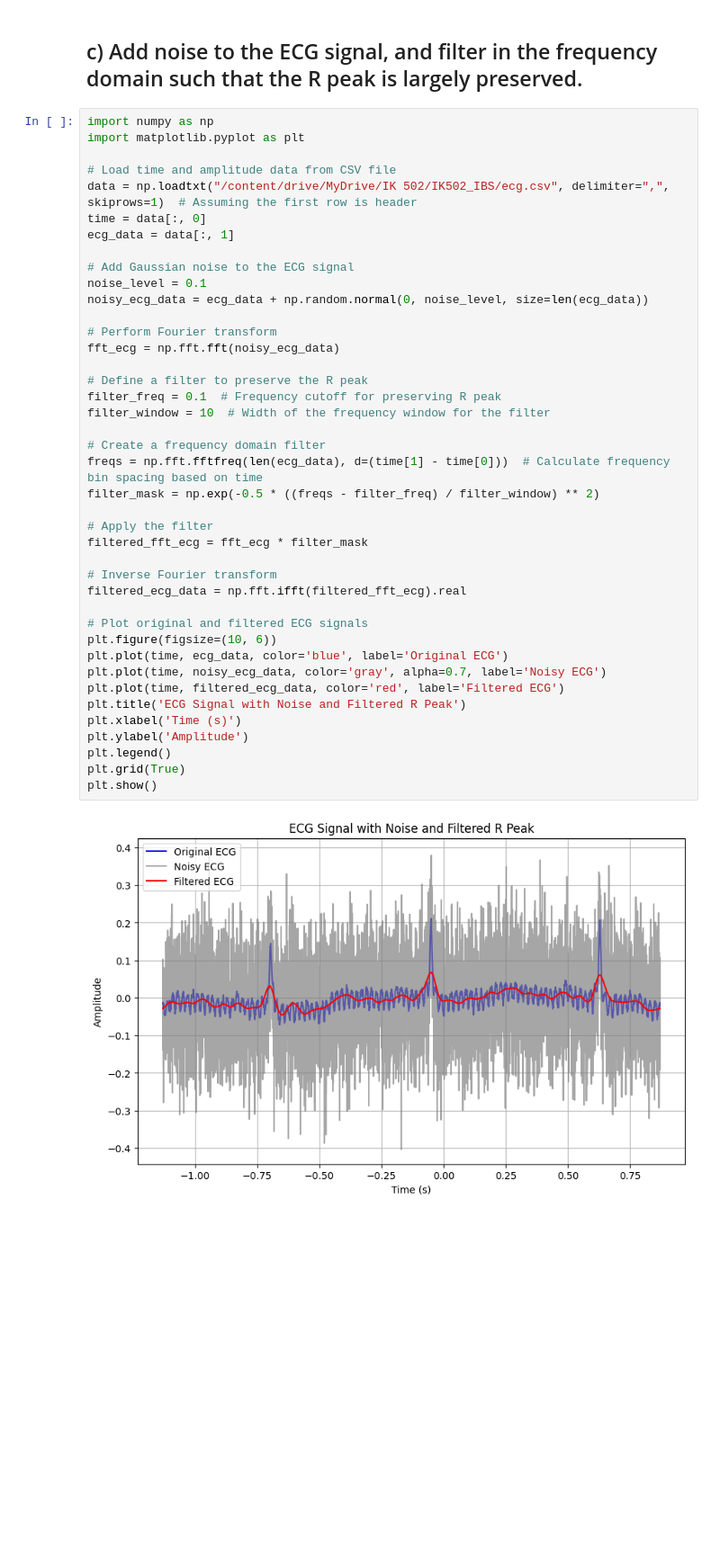
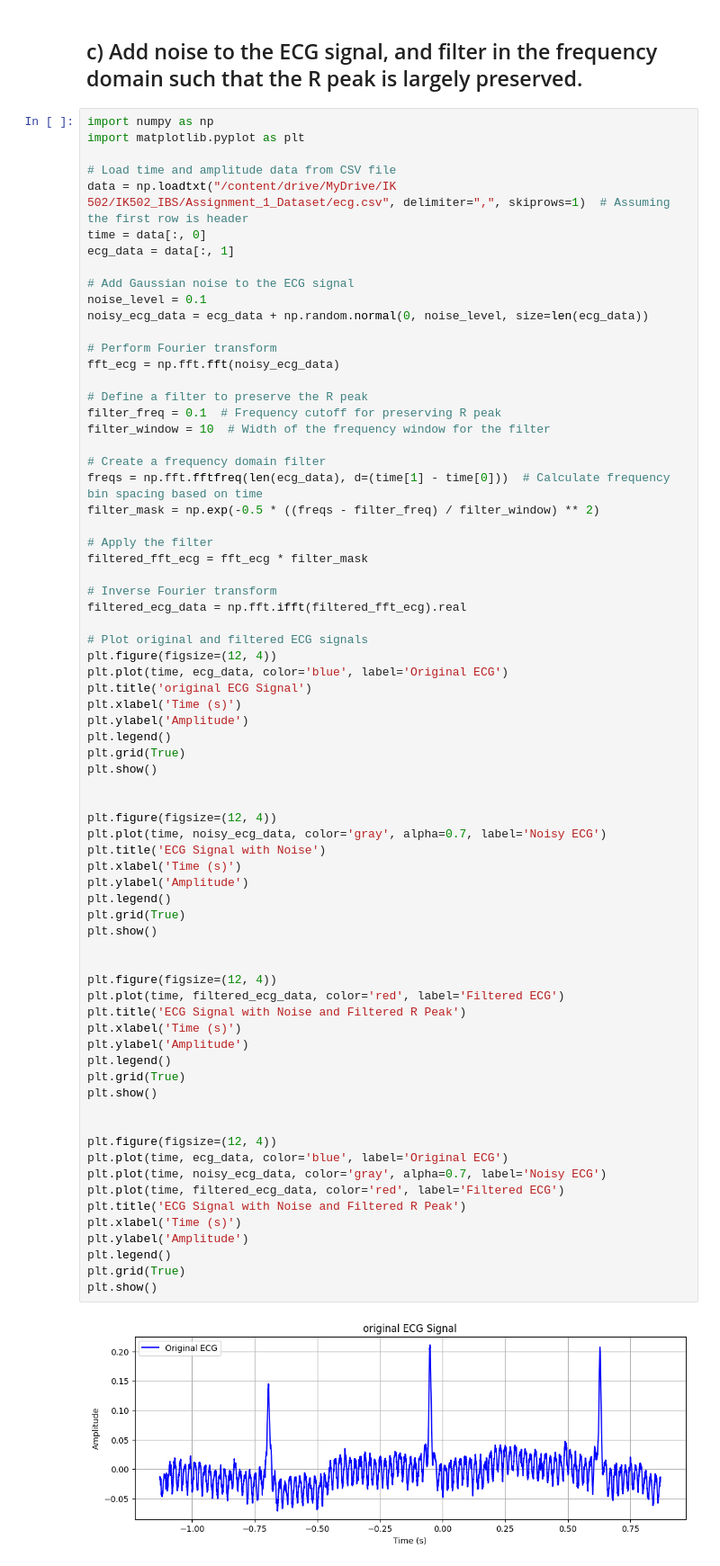
Before and after one commit to shashankkapoor/IK502_IBS, a Jupyter notebook: IK502:Assignment_1.ipynb, the cells around one changed output. Shown at 90% size. Cells and saved outputs as stored; diff of their text form; blank space fills up the shorter version.

```diff
--- a/IK502:Assignment_1.ipynb
+++ b/IK502:Assignment_1.ipynb
@@ -137,7 +150,7 @@ import numpy as np
 import matplotlib.pyplot as plt
 
 # Load time and amplitude data from CSV file
-data = np.loadtxt("/content/drive/MyDrive/IK 502/IK502_IBS/ecg.csv", delimiter=",", skiprows=1)  # Assuming the first row is header
+data = np.loadtxt("/content/drive/MyDrive/IK 502/IK502_IBS/Assignment_1_Dataset/ecg.csv", delimiter=",", skiprows=1)  # Assuming the first row is header
 time = data[:, 0]
 ecg_data = data[:, 1]
 
@@ -146,32 +159,62 @@ noise_level = 0.1
 noisy_ecg_data = ecg_data + np.random.normal(0, noise_level, size=len(ecg_data))
 
 # Perform Fourier transform
 fft_ecg = np.fft.fft(noisy_ecg_data)
 
 # Define a filter to preserve the R peak
 filter_freq = 0.1  # Frequency cutoff for preserving R peak
 filter_window = 10  # Width of the frequency window for the filter
 
 # Create a frequency domain filter
 freqs = np.fft.fftfreq(len(ecg_data), d=(time[1] - time[0]))  # Calculate frequency bin spacing based on time
 filter_mask = np.exp(-0.5 * ((freqs - filter_freq) / filter_window) ** 2)
 
 # Apply the filter
 filtered_fft_ecg = fft_ecg * filter_mask
 
 # Inverse Fourier transform
 filtered_ecg_data = np.fft.ifft(filtered_fft_ecg).real
 
 # Plot original and filtered ECG signals
-plt.figure(figsize=(10, 6))
+plt.figure(figsize=(12, 4))
+plt.plot(time, ecg_data, color='blue', label='Original ECG')
+plt.title('original ECG Signal')
+plt.xlabel('Time (s)')
+plt.ylabel('Amplitude')
+plt.legend()
+plt.grid(True)
+plt.show()
+
+
+plt.figure(figsize=(12, 4))
+plt.plot(time, noisy_ecg_data, color='gray', alpha=0.7, label='Noisy ECG')
+plt.title('ECG Signal with Noise')
+plt.xlabel('Time (s)')
+plt.ylabel('Amplitude')
+plt.legend()
+plt.grid(True)
+plt.show()
+
+
+plt.figure(figsize=(12, 4))
+plt.plot(time, filtered_ecg_data, color='red', label='Filtered ECG')
+plt.title('ECG Signal with Noise and Filtered R Peak')
+plt.xlabel('Time (s)')
+plt.ylabel('Amplitude')
+plt.legend()
+plt.grid(True)
+plt.show()
+
+
+plt.figure(figsize=(12, 4))
 plt.plot(time, ecg_data, color='blue', label='Original ECG')
 plt.plot(time, noisy_ecg_data, color='gray', alpha=0.7, label='Noisy ECG')
 plt.plot(time, filtered_ecg_data, color='red', label='Filtered ECG')
 plt.title('ECG Signal with Noise and Filtered R Peak')
 plt.xlabel('Time (s)')
 plt.ylabel('Amplitude')
 plt.legend()
 plt.grid(True)
 plt.show()
 # %% [output]
-[figure, old version]
+[figure, new version]
```
Also changed, not shown: parts of 5 cells of this notebook.
